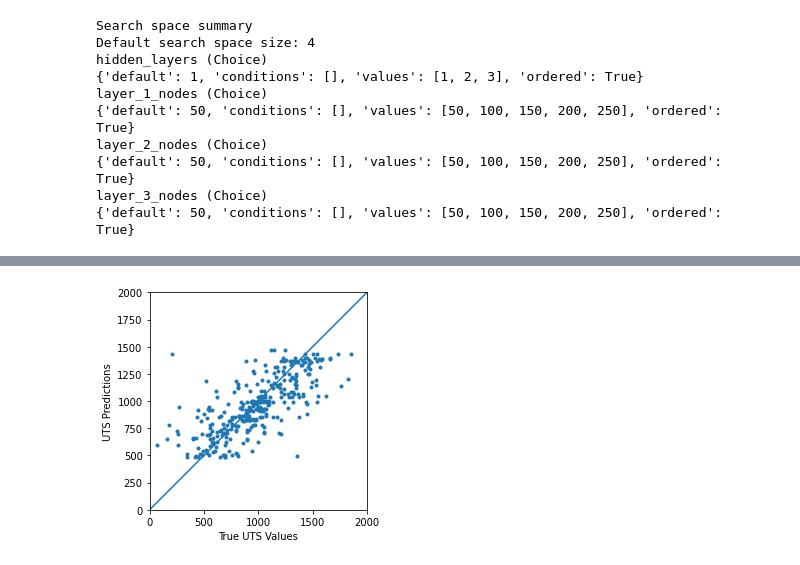
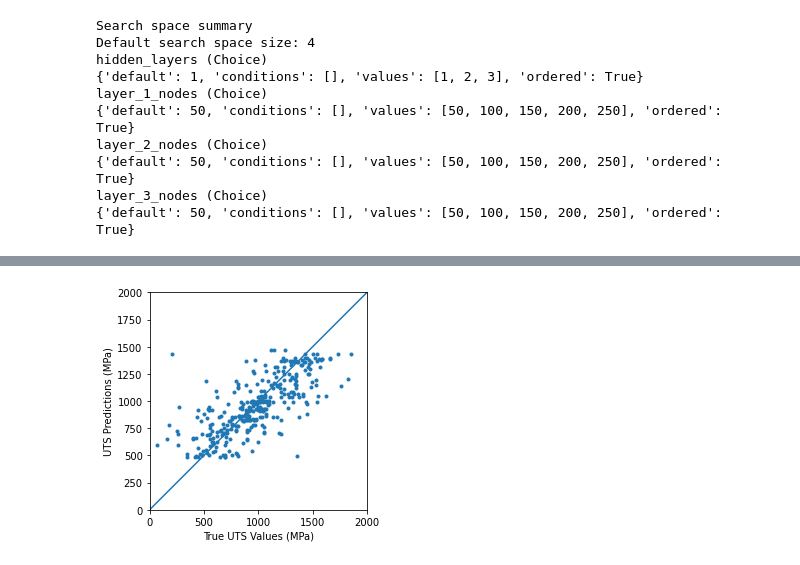
Before and after one commit to Mackus101/Nickel_NN, a Jupyter notebook: UTS_NN_regression_no_heat.ipynb, the cells around one changed output, grey strips where cells are left out. Saved outputs shown, nothing was run; the diff lists cells and outputs as text; code cells hidden in the pictures.

```diff
--- a/UTS_NN_regression_no_heat.ipynb
+++ b/UTS_NN_regression_no_heat.ipynb
@@ -183,8 +183,8 @@ test_predictions = UTS_model.predict(UTS_test_features).flatten()
 
 a = plt.axes(aspect='equal')
 plt.scatter(UTS_test_labels, test_predictions, marker=".")
-plt.xlabel('True UTS Values')
-plt.ylabel('UTS Predictions')
+plt.xlabel('True UTS Values (MPa)')
+plt.ylabel('UTS Predictions (MPa)')
 lims = [0, 2000]
 plt.xlim(lims)
 plt.ylim(lims)
@@ -195 +195 @@ plt.savefig("pictures/UTS_model_no_heat.pdf", bbox_inches='tight')
-[figure, old version]
+[figure, new version]
```
Also changed, not shown: parts of 1 cell of this notebook, 11 other files.
